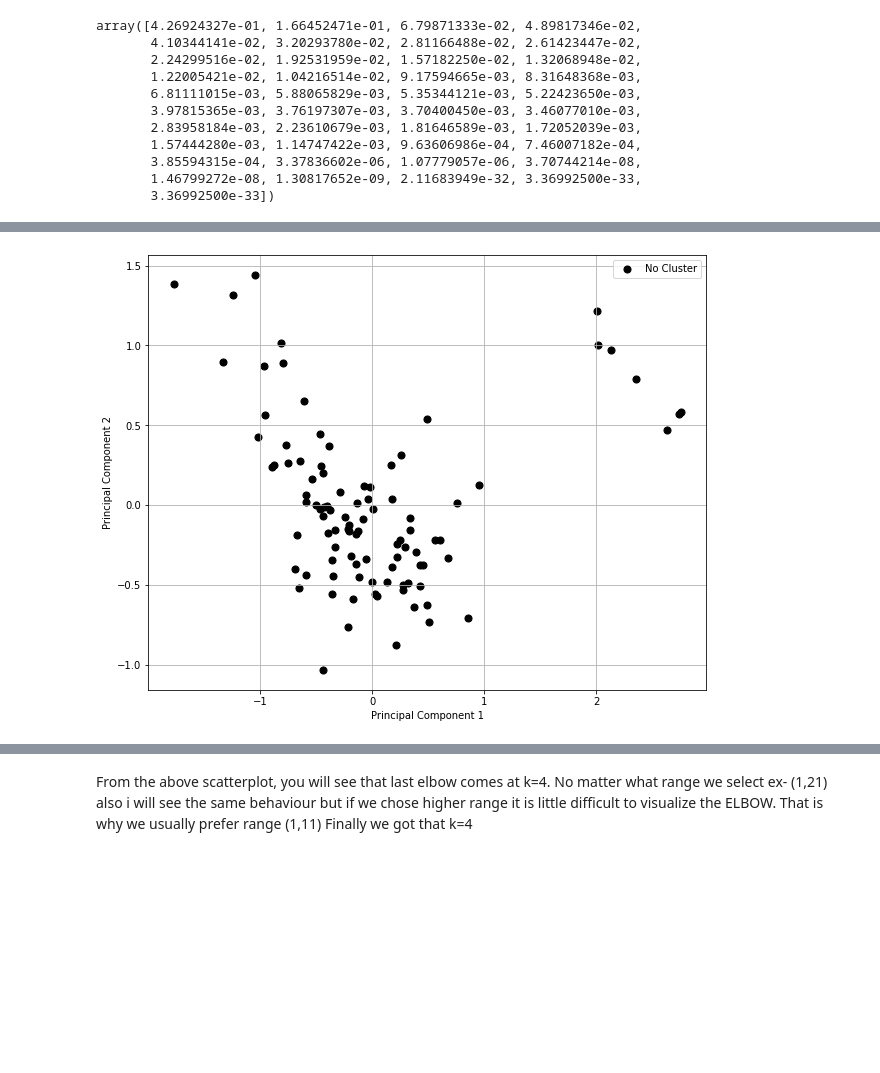
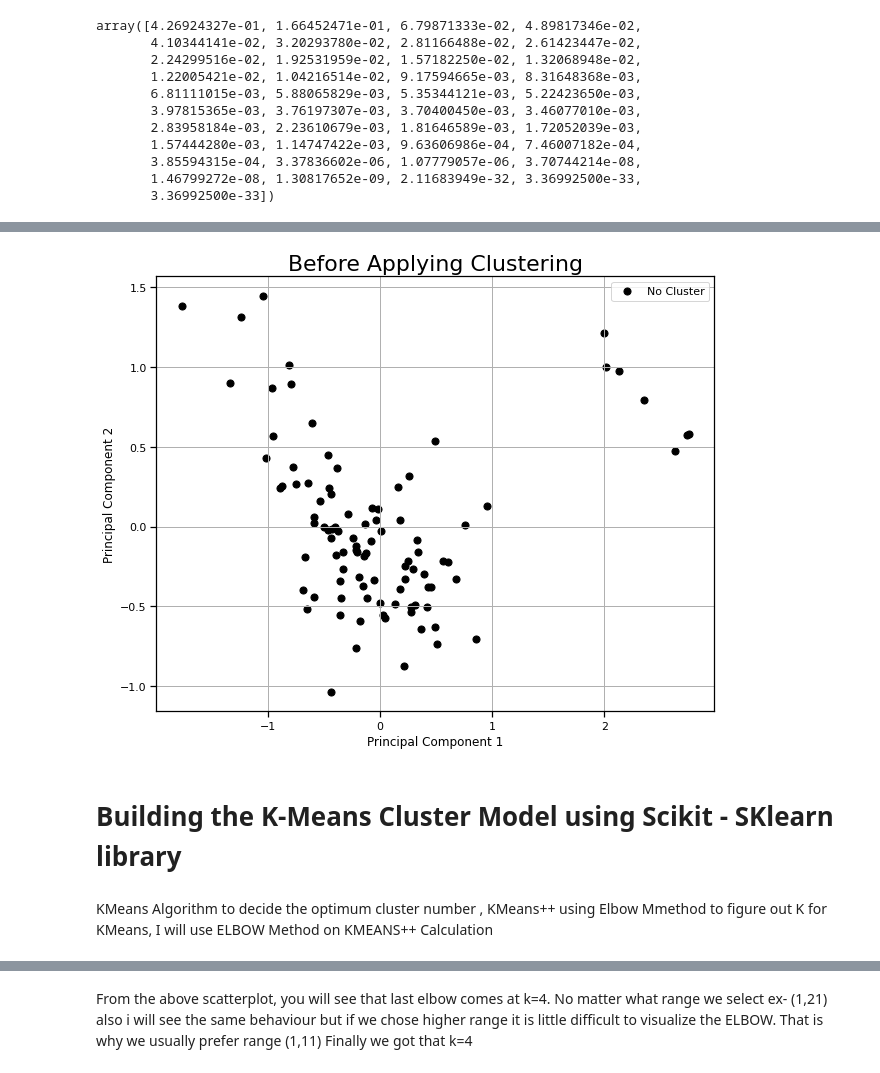
Before and after one commit to NishaMDev/ML-Learning, a Jupyter notebook: Assignment#1/ML_Assignment_1.ipynb, the cells around one changed output, grey strips where cells are left out. Saved outputs shown, nothing was run; the diff lists cells and outputs as text; code cells hidden in the pictures; blank space fills up the shorter version.

```diff
--- a/Assignment#1/ML_Assignment_1.ipynb
+++ b/Assignment#1/ML_Assignment_1.ipynb
@@ -164,7 +164,7 @@ for col in events.columns[events.columns != 'event_team']:
 
 data = pd.concat(appended_data, axis=1)
 
-data['Event team'] = teams
+#data['Event team'] = teams
 data.head(5)
 # %% [output]
 |  | event_type_1 | event_type_2 | event_type_3 | event_type_4 | event_type_5 | event_type_6 | event_type_7 | ... |
@@ -366,6 +365,8 @@ dtype: int64
 data.rename(columns={'head': 'Head'}, inplace = True)
 data.drop('game', axis=1, inplace=True)
 data.drop('Second yellow card', axis=1, inplace=True)
+# %%
+data.drop('Event team', axis=1, inplace=True)
 # %% [markdown]
 ***Drop the null rows***
 # %%
@@ -401,8 +419,7 @@ ValueError: ignored
 # %%
 features = data.copy()
 
-features.drop('Event team', axis=1, inplace=True)
-label = data['Event team']
+#label = data['Event team']
 # %%
 no_of_col = len(features.columns)
 # %%
@@ -479,16 +471,21 @@ array([[ 2.15867577e-01, -8.73815206e-01],
 # %%
 plt.figure(figsize=(10,8))
 plt.scatter(
    pca_df_2[:, 0], pca_df_2[:, 1],
    c='black', marker='o',
    edgecolor='black', s=50,
    label='No Cluster'
 )
+plt.title('Before Applying Clustering', fontsize=22)
 plt.xlabel('Principal Component 1')
 plt.ylabel('Principal Component 2')
 plt.legend(scatterpoints=1)
 plt.grid()
 plt.show()
 # %% [output]
-[figure, old version]
+[figure, new version]
+# %% [markdown]
+# **Building the K-Means Cluster Model using Scikit - SKlearn library**
+# %% [markdown]
+KMeans Algorithm to decide the optimum cluster number , KMeans++ using Elbow Mmethod to figure out K for KMeans, I will use ELBOW Method on KMEANS++ Calculation
 # %%
```
Also changed, not shown: parts of 32 cells of this notebook.
